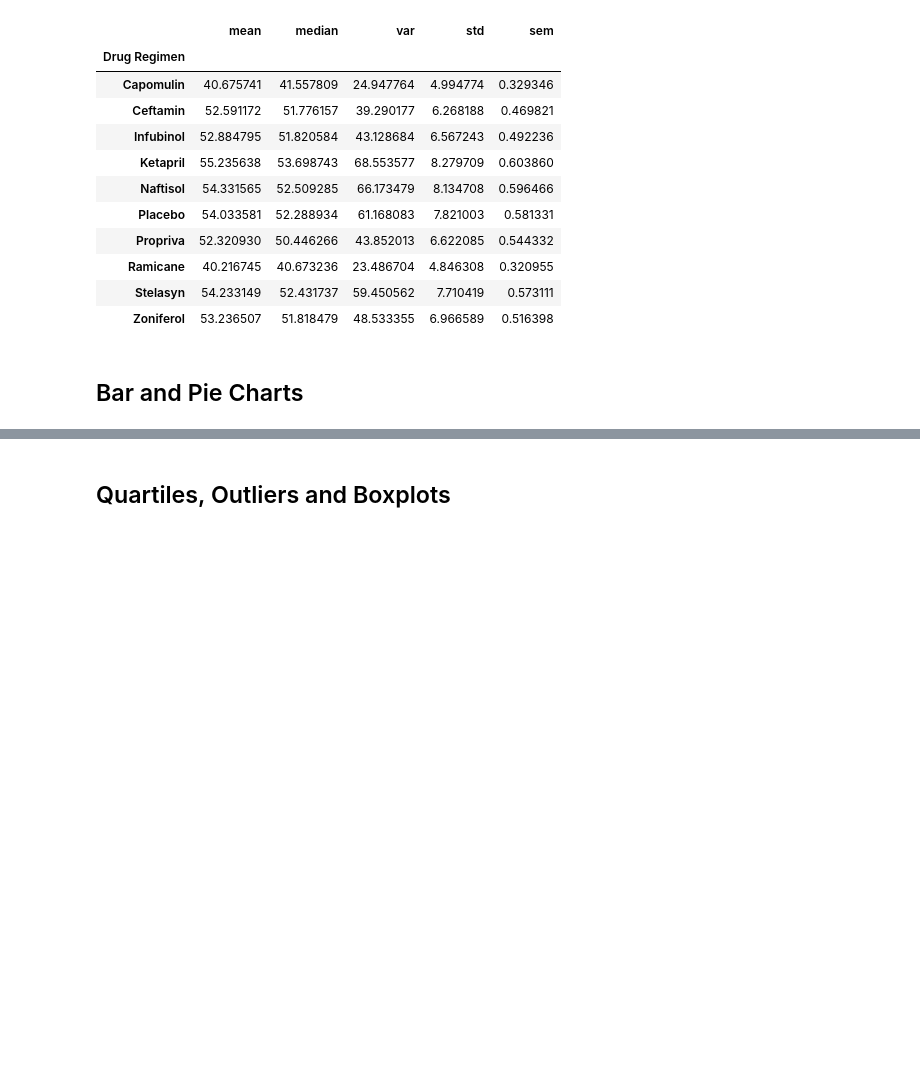
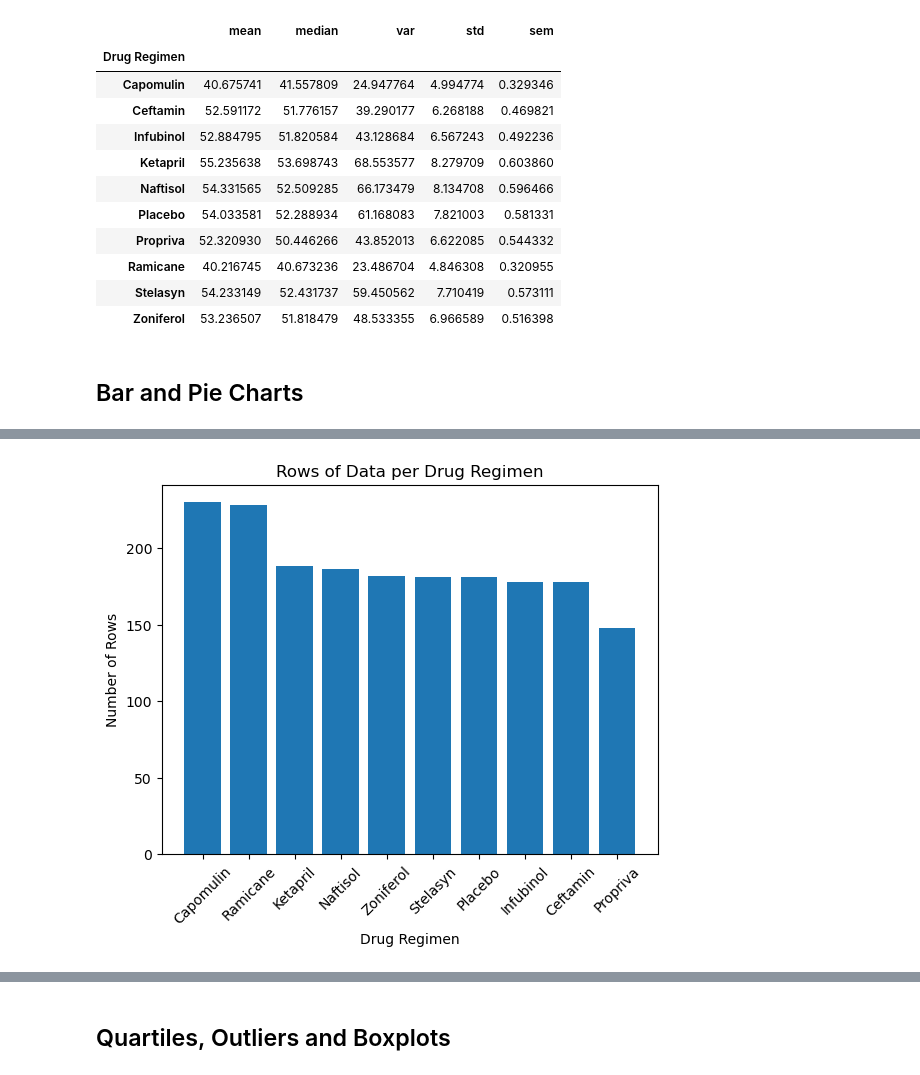
Before and after one commit to redpandata19/Matplotlib-challenge, a Jupyter notebook: Pymaceuticals/pymaceuticals_starter.ipynb, the cells around one changed output, grey strips where cells are left out. Drawn from its saved outputs; the diff is of its cells as text; code cells hidden in the pictures; blank space fills up the shorter version.

```diff
--- a/Pymaceuticals/pymaceuticals_starter.ipynb
+++ b/Pymaceuticals/pymaceuticals_starter.ipynb
@@ -164,2 +165,12 @@ TypeError: `Series.plot()` should not be called with positional arguments, only
 # %%
 # Generate a bar plot showing the total number of rows (Mouse ID/Timepoints) for each drug regimen using pyplot.
+drug_count_2 = mice_trimmed_df['Drug Regimen'].value_counts()
+plt.bar(drug_count.index, drug_count.values)
+plt.title("Rows of Data per Drug Regimen")
+plt.xlabel("Drug Regimen")
+plt.ylabel("Number of Rows")
+plt.xticks(rotation=45)
+plt.savefig("Images/pyplot_drugregimen.png")
+plt.show()
+# %% [output]
+[figure, added]
```
Also changed, not shown: parts of 5 cells of this notebook, 4 other files.
